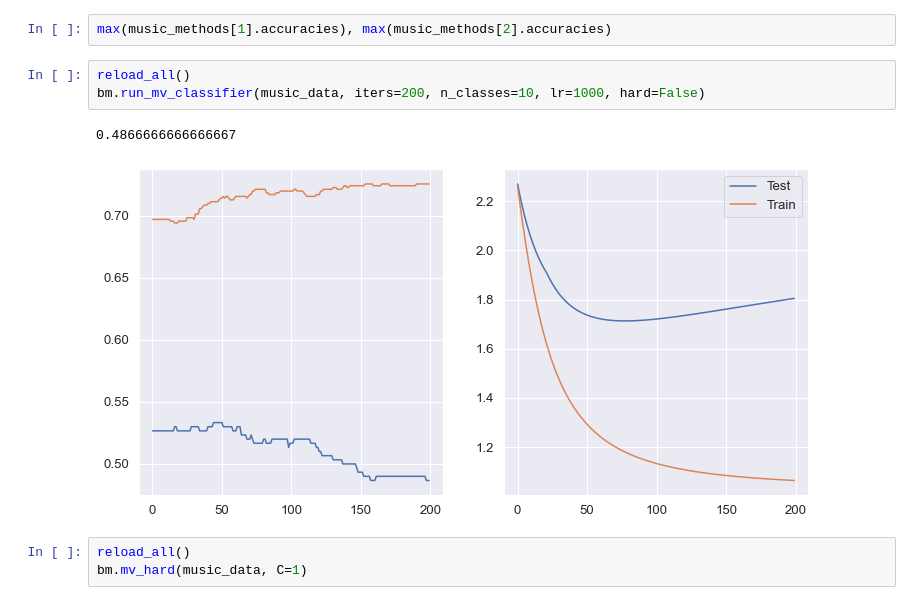
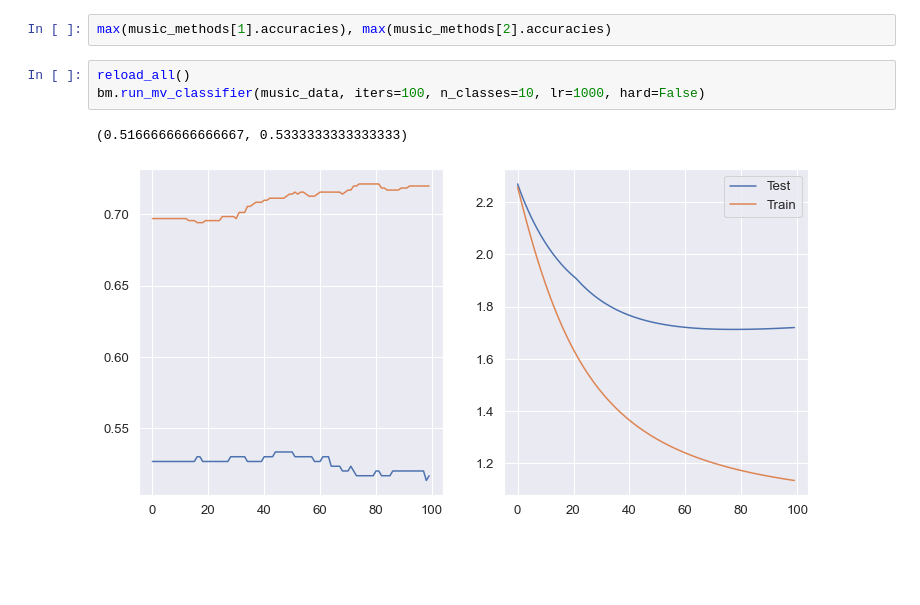
Before and after one commit to AndreySmirdin/CrowdInference, a Jupyter notebook: Music.ipynb, the cells around one changed output. Drawn from its saved outputs; the diff is of its cells as text; blank space fills up the shorter version.

Commit message:
ready to compare with random classifier

```diff
--- a/Music.ipynb
+++ b/Music.ipynb
@@ -130,10 +130,7 @@ plt.plot(music_methods[2].accuracies)
 max(music_methods[1].accuracies), max(music_methods[2].accuracies)
 # %%
 reload_all()
-bm.run_mv_classifier(music_data, iters=200, n_classes=10, lr=1000, hard=False)
+bm.run_mv_classifier(music_data, iters=100, n_classes=10, lr=1000, hard=False)
 # %% [output]
-0.4866666666666667
+(0.5166666666666667, 0.5333333333333333)
-[figure, old version]
+[figure, new version]
-# %%
-reload_all()
-bm.mv_hard(music_data, C=1)
```
Also changed, not shown: parts of 3 cells of this notebook, 8 other files.
